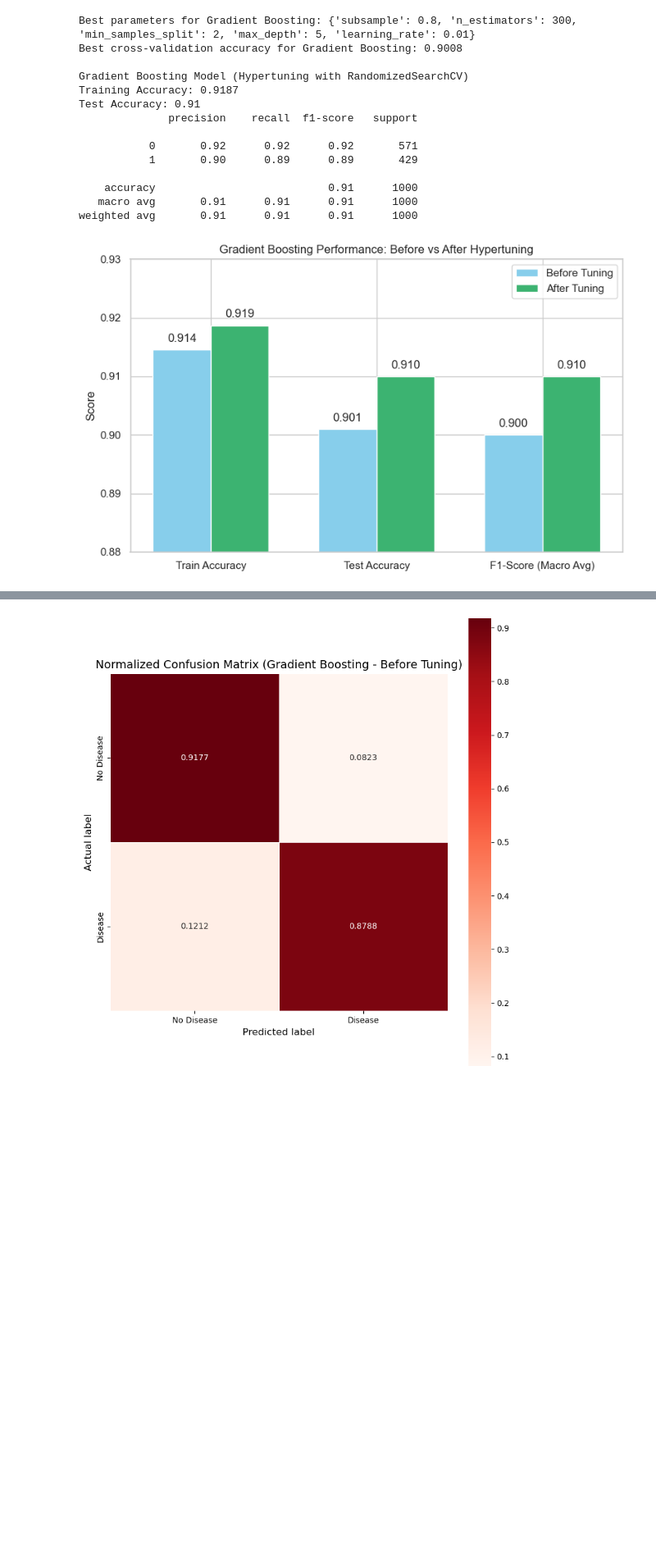
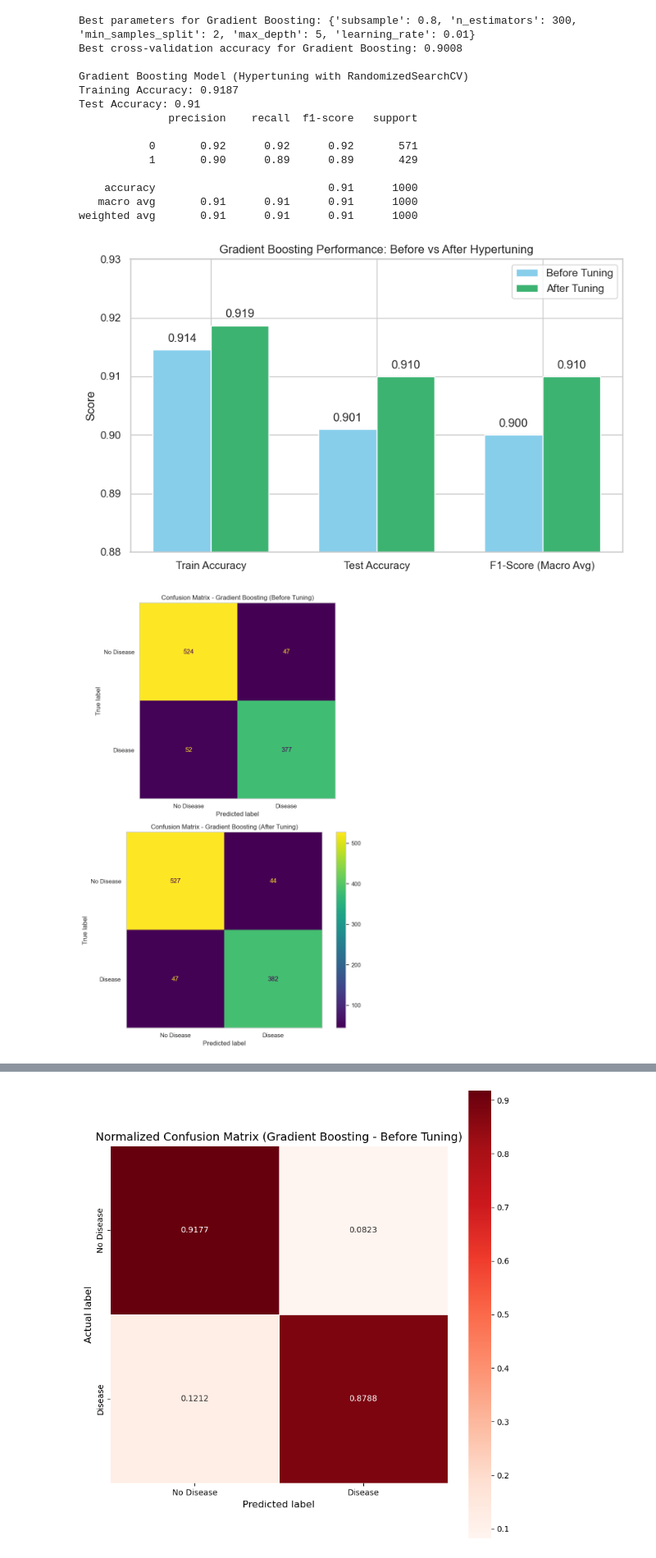
Before and after one commit to github-cweehy/Lung-Cancer-Detection-ML, a Jupyter notebook: GradientBoosting.ipynb, the cells around one changed output, grey strips where cells are left out. Shown at 82% size. Saved outputs shown, nothing was run; the diff lists cells and outputs as text; code cells hidden in the pictures; blank space fills up the shorter version.

```diff
--- a/GradientBoosting.ipynb
+++ b/GradientBoosting.ipynb
@@ -344,46 +344,62 @@ Test Accuracy: 0.91
    macro avg       0.91      0.91      0.91      1000
 weighted avg       0.91      0.91      0.91      1000
 # %%
-#Bar to view the tune vs untune Gradient Boosting Performance
 import matplotlib.pyplot as plt
 import numpy as np
+from sklearn.metrics import confusion_matrix, ConfusionMatrixDisplay
 
-# Performance metrics for both models
+# Bar Chart: Gradient Boosting Before vs After Tuning
 metrics = ['Train Accuracy', 'Test Accuracy', 'F1-Score (Macro Avg)']
-
-# Before tuning scores
 no_tune = [0.9145, 0.901, 0.90]
-
-# After hypertuning scores
 tuned = [0.9187, 0.91, 0.91]
-
-# Set up bar chart position
 x = np.arange(len(metrics))
 width = 0.35
 
-# Create figure and bar chart
-fig, ax = plt.subplots(figsize=(8, 5))
-bars1 = ax.bar(x - width/2, no_tune, width, label='Before Tuning', color='skyblue')
-bars2 = ax.bar(x + width/2, tuned, width, label='After Tuning', color='mediumseagreen')
+# Plot bar chart first
+fig1, ax1 = plt.subplots(figsize=(8, 5))
+bars1 = ax1.bar(x - width/2, no_tune, width, label='Before Tuning', color='skyblue')
+bars2 = ax1.bar(x + width/2, tuned, width, label='After Tuning', color='mediumseagreen')
 
-# Label and format
-ax.set_ylabel('Score')
-ax.set_title('Gradient Boosting Performance: Before vs After Hypertuning')
-ax.set_xticks(x)
-ax.set_xticklabels(metrics)
-ax.set_ylim(0.88, 0.93)
-ax.legend()
+ax1.set_ylabel('Score')
+ax1.set_title('Gradient Boosting Performance: Before vs After Hypertuning')
+ax1.set_xticks(x)
+ax1.set_xticklabels(metrics)
+ax1.set_ylim(0.88, 0.93)
+ax1.legend()
 
-# Add value labels on bars
+# Value labels
 for bars in [bars1, bars2]:
     for bar in bars:
         yval = bar.get_height()
-        ax.text(bar.get_x() + bar.get_width()/2, yval + 0.001, f'{yval:.3f}', ha='center', va='bottom')
+        ax1.text(bar.get_x() + bar.get_width()/2, yval + 0.001, f'{yval:.3f}', ha='center', va='bottom')
 
 plt.tight_layout()
 plt.show()
+
+# Confusion Matrices (Before & After) stacked vertically
+cm_before = confusion_matrix(y_test, y_pred_no_tune)
+cm_after = confusion_matrix(y_test, y_pred_tuned)
+
+# Display objects
+disp_before = ConfusionMatrixDisplay(confusion_matrix=cm_before, display_labels=['No Disease', 'Disease'])
+disp_after = ConfusionMatrixDisplay(confusion_matrix=cm_after, display_labels=['No Disease', 'Disease'])
+
+# Plot vertically
+fig, axes = plt.subplots(2, 1, figsize=(8, 12))
+
+axes[0].set_title('Confusion Matrix - Gradient Boosting (Before Tuning)')
+disp_before.plot(ax=axes[0], cmap='viridis', colorbar=False)
+axes[0].grid(False)
+
+axes[1].set_title('Confusion Matrix - Gradient Boosting (After Tuning)')
+disp_after.plot(ax=axes[1], cmap='viridis')
+axes[1].grid(False)
+
+plt.tight_layout()
+plt.show()
 # %% [output]
 [figure]
+[figure, added]
 # %%
 import seaborn as sns
 from sklearn.ensemble import GradientBoostingClassifier
```
Also changed, not shown: parts of 6 cells of this notebook, 1 other file.
